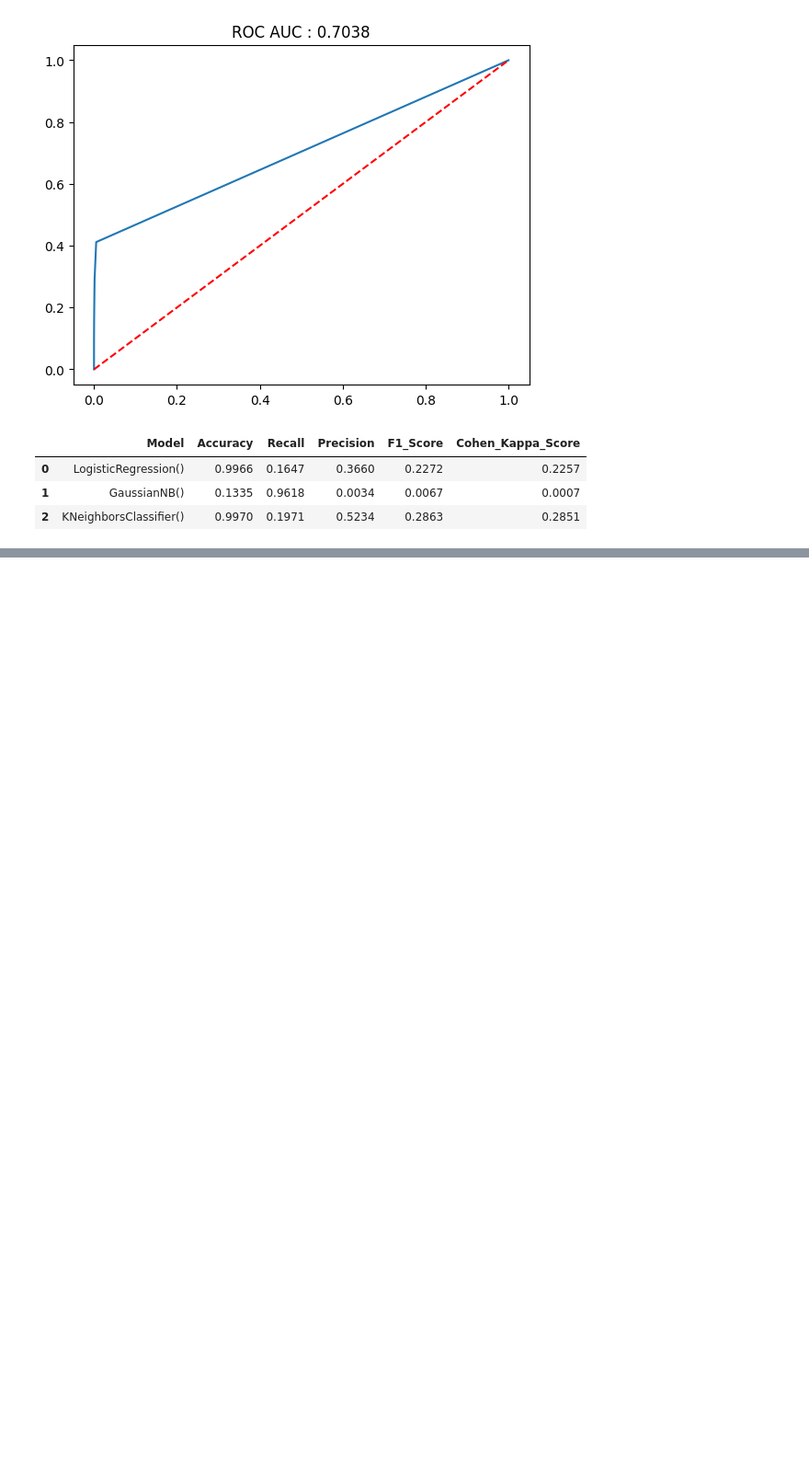
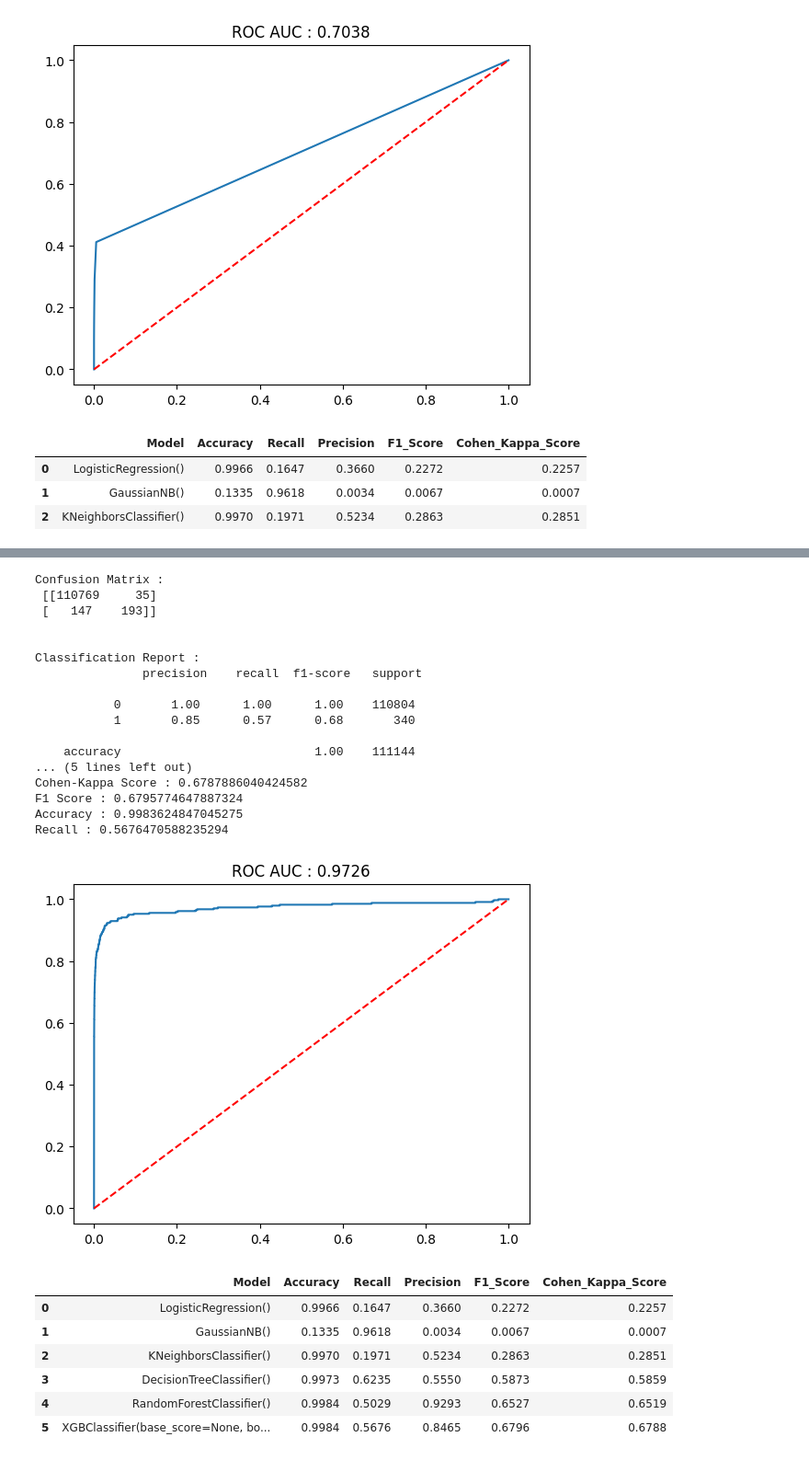
Before and after one commit to Shubham-S151/End-to-End-MLOps-Pipeline, a Jupyter notebook: notebooks/Credit_Card_Fraud_Data/7_Model_Training.ipynb, the cells around one changed output, grey strips where cells are left out. Shown at 92% size. Drawn from its saved outputs; the diff is of its cells as text; code cells hidden in the pictures; blank space fills up the shorter version.

```diff
--- a/notebooks/Credit_Card_Fraud_Data/7_Model_Training.ipynb
+++ b/notebooks/Credit_Card_Fraud_Data/7_Model_Training.ipynb
@@ -262,0 +327,28 @@ Recall : 0.19705882352941176
+# %%
+classification_model_scores(XGBClassifier(),x_train,y_train,x_test,y_test)
+# %% [output]
+Confusion Matrix :
+ [[110769     35]
+ [   147    193]]
+
+
+Classification Report :
+               precision    recall  f1-score   support
+
+           0       1.00      1.00      1.00    110804
+           1       0.85      0.57      0.68       340
+
+    accuracy                           1.00    111144
+... (5 lines left out)
+Cohen-Kappa Score : 0.6787886040424582
+F1 Score : 0.6795774647887324
+Accuracy : 0.9983624847045275
+Recall : 0.5676470588235294
+[figure, added]
+|  | Model | Accuracy | Recall | Precision | F1_Score | Cohen_Kappa_Score |
+| 0 | LogisticRegression() | 0.9966 | 0.1647 | 0.3660 | 0.2272 | 0.2257 |
+| 1 | GaussianNB() | 0.1335 | 0.9618 | 0.0034 | 0.0067 | 0.0007 |
+| 2 | KNeighborsClassifier() | 0.9970 | 0.1971 | 0.5234 | 0.2863 | 0.2851 |
+| 3 | DecisionTreeClassifier() | 0.9973 | 0.6235 | 0.5550 | 0.5873 | 0.5859 |
+| 4 | RandomForestClassifier() | 0.9984 | 0.5029 | 0.9293 | 0.6527 | 0.6519 |
+| 5 | XGBClassifier(base_score=None, bo... | 0.9984 | 0.5676 | 0.8465 | 0.6796 | 0.6788 |
```
Also changed, not shown: parts of 14 cells of this notebook, 3 other files.
